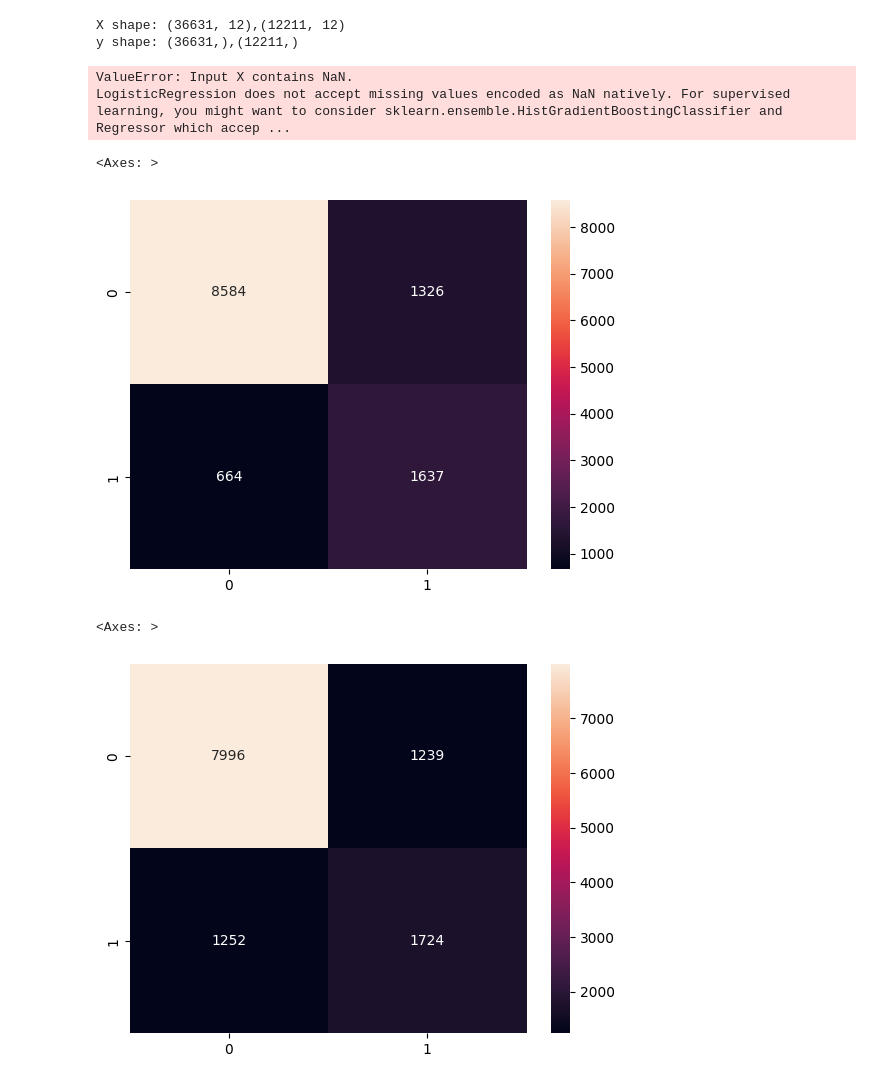
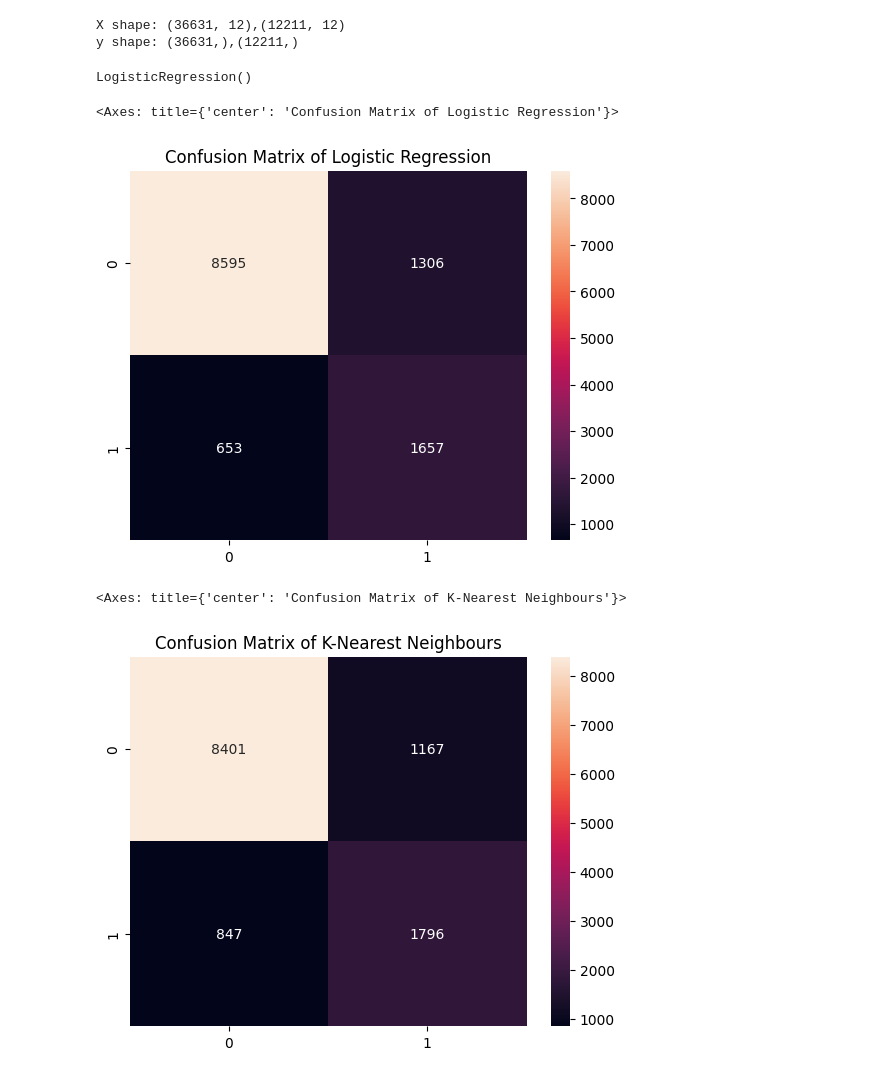
Before and after one commit to MarcusO17/6006CEM-ML, a Jupyter notebook: src/Task 2/main.ipynb, the cells around one changed output. Cells and saved outputs as stored; diff of their text form; code cells hidden in the pictures.

```diff
--- a/src/Task 2/main.ipynb
+++ b/src/Task 2/main.ipynb
@@ -544,21 +569,32 @@ print(f'y shape: {y_train.shape},{y_test.shape}')
 # %% [output]
 X shape: (36631, 12),(12211, 12)
 y shape: (36631,),(12211,)
+# %%
+from sklearn.pipeline import Pipeline
+from sklearn.preprocessing import StandardScaler
+
+reg_pipe = Pipeline([
+    ('scaler', StandardScaler())
+])
+# %%
+X_train_scaled = reg_pipe.fit_transform(X_train)
+X_test_scaled = reg_pipe.transform(X_test)
+X_scaled = reg_pipe.fit_transform(X)
 # %%
 from sklearn.linear_model import LogisticRegression
-from sklearn.tree import DecisionTreeClassifier
-from lightgbm import LGBMClassifier
+from sklearn.neighbors import KNeighborsClassifier
+from sklearn.svm import SVC
 
 from sklearn.metrics import accuracy_score,precision_score,f1_score,recall_score,roc_auc_score, confusion_matrix
 lr = LogisticRegression()
-lr.fit(X_train,y_train)
+lr.fit(X_train_scaled,y_train)
 # %% [output]
-ValueError: Input X contains NaN.
-LogisticRegression does not accept missing values encoded as NaN natively. For supervised learning, you might want to consider sklearn.ensemble.HistGradientBoostingClassifier and Regressor which accep ...
+LogisticRegression()
 # %%
-y_pred = lr.predict(X_test)
+y_pred = lr.predict(X_test_scaled)
 # %%
-sns.heatmap(confusion_matrix(y_pred,y_test),annot=True,fmt=".0f",)
+plt.title('Confusion Matrix of Logistic Regression')
+sns.heatmap(confusion_matrix(y_pred,y_test),annot=True,fmt=".0f")
 # %% [output]
-<Axes: >
+<Axes: title={'center': 'Confusion Matrix of Logistic Regression'}>
-[figure, old version]
+[figure, new version]
@@ -569,5 +605,6 @@ y_pred_dtc = dtc.predict(X_test)
 # %%
-sns.heatmap(confusion_matrix(y_pred_dtc,y_test),annot=True,fmt=".0f",)
+plt.title('Confusion Matrix of K-Nearest Neighbours')
+sns.heatmap(confusion_matrix(y_pred_knn,y_test),annot=True,fmt=".0f",)
 # %% [output]
-<Axes: >
+<Axes: title={'center': 'Confusion Matrix of K-Nearest Neighbours'}>
-[figure, old version]
+[figure, new version]
```
Also changed, not shown: parts of 53 cells of this notebook, 1 other file.
